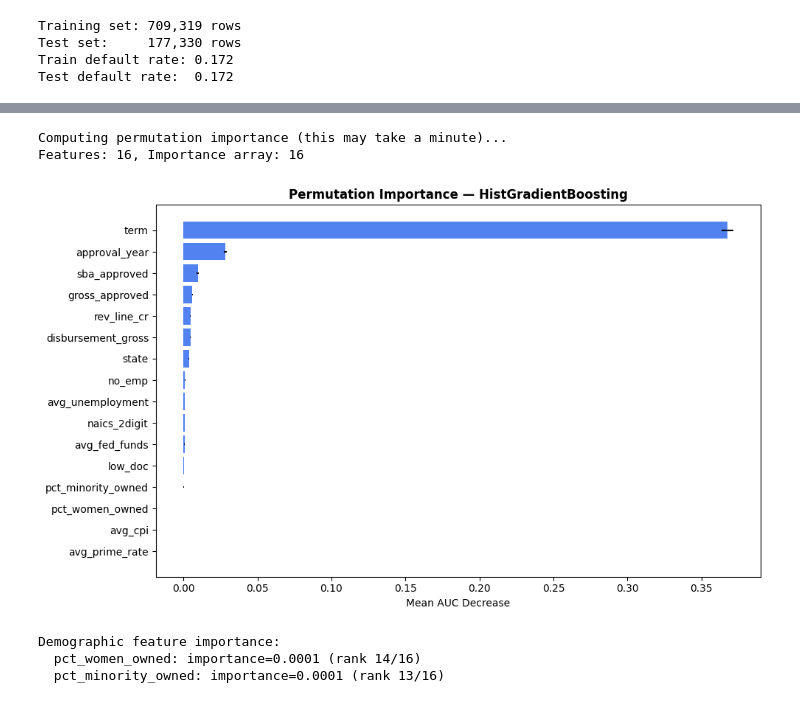
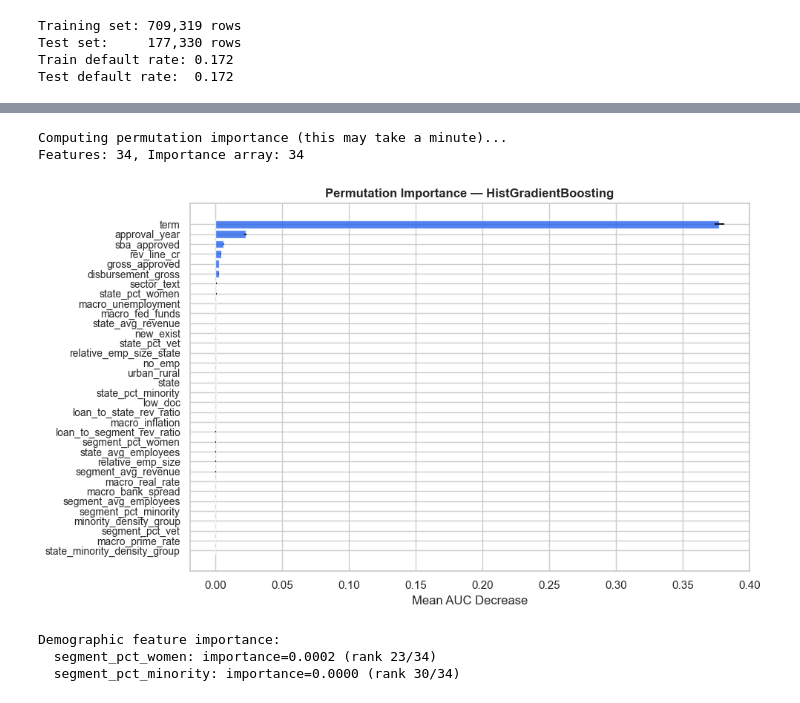
Before and after one commit to CPSC-5071-SELECT-ALL-FROM-STRUGGLING/FairLend-SBA, a Jupyter notebook: notebooks/04_data_modeling_v2.ipynb, the cells around one changed output, grey strips where cells are left out. Saved outputs shown, nothing was run; the diff lists cells and outputs as text; code cells hidden in the pictures.

```diff
--- a/notebooks/04_data_modeling_v2.ipynb
+++ b/notebooks/04_data_modeling_v2.ipynb
@@ -587,3 +567,11 @@ memory usage: 243.5+ MB
+# %%
+# List columns that should be numeric but are not
+should_be_numeric = ['approval_year', 'term', 'new_exist']
+for col in should_be_numeric:
+    if not pd.api.types.is_numeric_dtype(df_model[col]):
+        print(f"Converting {col} to numeric...")
+        df_model[col] = pd.to_numeric(df_model[col], errors='coerce')
+        print(f"{col} dtype after: {df_model[col].dtype}")
 # %%
 # ============================================================
 # MODELING: Setup
@@ -603,8 +591,8 @@ warnings.filterwarnings('ignore')
 
 # Define features
 numeric_features = [
-    'term', 'no_emp', 'gross_approved', 'sba_approved',
-    'disbursement_gross', 'approval_year',
+    'no_emp', 'gross_approved', 'sba_approved',
+    'disbursement_gross','approval_year', 'term','new_exist',
     # Macro features (rename to match your DataFrame)
     'macro_unemployment', 'macro_fed_funds', 'macro_prime_rate',
     'macro_inflation', 'macro_bank_spread', 'macro_real_rate',
@@ -619,8 +607,15 @@ numeric_features = [
 ]
 
 categorical_features = [
-    'state', 'sector_text', 'rev_line_cr', 'low_doc'
+    'state', 'sector_text', 'rev_line_cr', 'low_doc',
+     'urban_rural', 'state_minority_density_group', 'minority_density_group'
 ]
+
+df_model = df_model.drop(columns=['loan_id'])
+
+
+for col in categorical_features:
+    df_model[col] = df_model[col].astype('category')
 
 X = df_model[numeric_features + categorical_features].copy()
 y = df_model['is_default'].copy()
@@ -1010,36 +1019,36 @@ perm_result = permutation_importance(
     n_repeats=10, random_state=42, scoring='roc_auc', n_jobs=-1
 )
 
 # Feature names = original input columns (not encoded)
 feature_names = numeric_features + categorical_features
 print(f"Features: {len(feature_names)}, Importance array: {len(perm_result.importances_mean)}")
 
 perm_df = pd.DataFrame({
     'feature': feature_names,
     'importance': perm_result.importances_mean,
     'std': perm_result.importances_std
 }).sort_values('importance', ascending=False)
 
 fig, ax = plt.subplots(figsize=(10, 6))
 ax.barh(range(len(perm_df)), perm_df['importance'], xerr=perm_df['std'], color='#2563EB', alpha=0.8)
 ax.set_yticks(range(len(perm_df)))
 ax.set_yticklabels(perm_df['feature'], fontsize=10)
 ax.invert_yaxis()
 ax.set_xlabel('Mean AUC Decrease')
 ax.set_title('Permutation Importance — HistGradientBoosting', fontweight='bold')
 plt.tight_layout()
 plt.show()
 
 # Check demographic features
 print("\nDemographic feature importance:")
-for feat in ['pct_women_owned', 'pct_minority_owned']:
+for feat in ['segment_pct_women', 'segment_pct_minority']:
     row = perm_df[perm_df['feature'] == feat].iloc[0]
     rank = perm_df.index.get_loc(perm_df[perm_df['feature'] == feat].index[0]) + 1
     print(f"  {feat}: importance={row['importance']:.4f} (rank {rank}/{len(perm_df)})")
 # %% [output]
 Computing permutation importance (this may take a minute)...
-Features: 16, Importance array: 16
+Features: 34, Importance array: 34
-[figure, old version]
+[figure, new version]
 Demographic feature importance:
-  pct_women_owned: importance=0.0001 (rank 14/16)
-  pct_minority_owned: importance=0.0001 (rank 13/16)
+  segment_pct_women: importance=0.0002 (rank 23/34)
+  segment_pct_minority: importance=0.0000 (rank 30/34)
```
Also changed, not shown: parts of 14 cells of this notebook, 4 other files.
